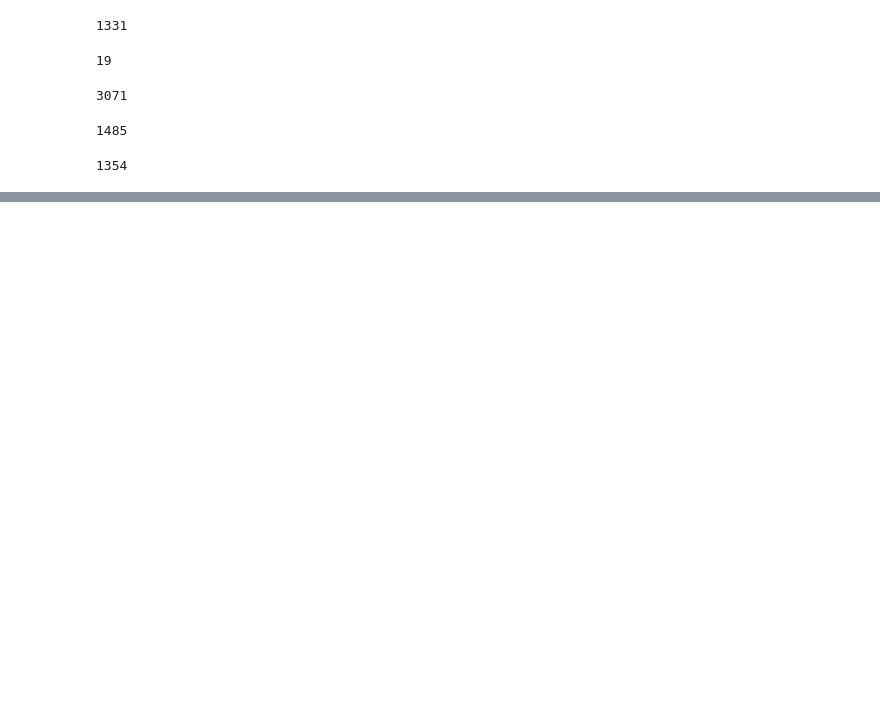
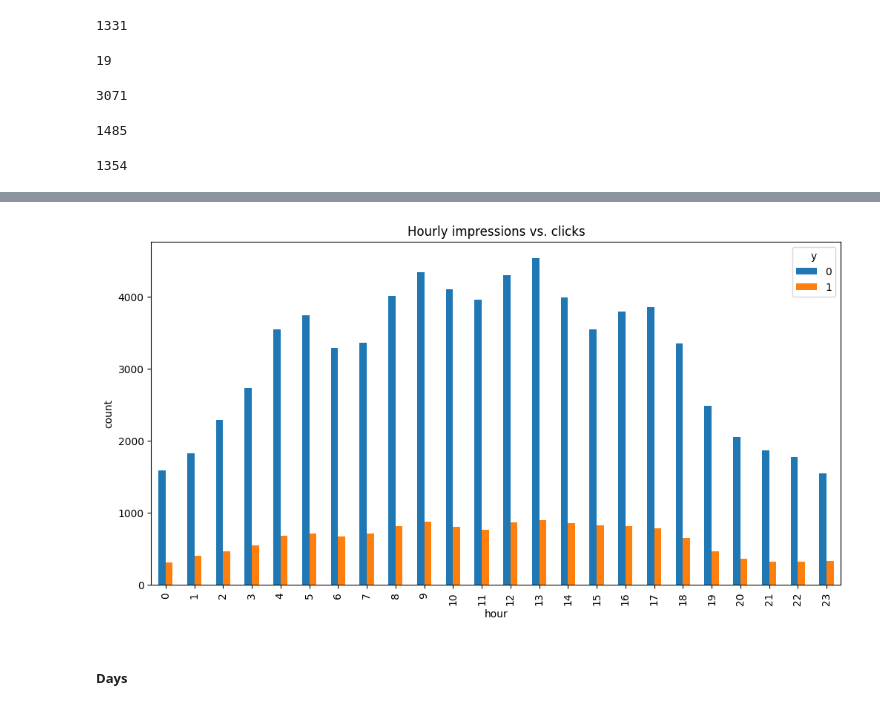
Before and after one commit to ussahil/CapstonePojectCTR, a Jupyter notebook: capstone.ipynb, the cells around one changed output, grey strips where cells are left out. Cells and saved outputs as stored; diff of their text form; code cells hidden in the pictures; blank space fills up the shorter version.

```diff
--- a/capstone.ipynb
+++ b/capstone.ipynb
@@ -555,0 +651,9 @@ df['app_id'].value_counts().count() #use binary encoding
+# %%
+df_cleaned.groupby(['hour', 'y']).size().unstack().plot(kind='bar', title="Hour", figsize=(12,6))
+plt.ylabel('count')
+plt.title('Hourly impressions vs. clicks');
+# This tells is that although impressions are high but clicks arenet which is common
+# %% [output]
+[figure, added]
+# %% [markdown]
+##### Days
```
Also changed, not shown: parts of 76 cells of this notebook.
